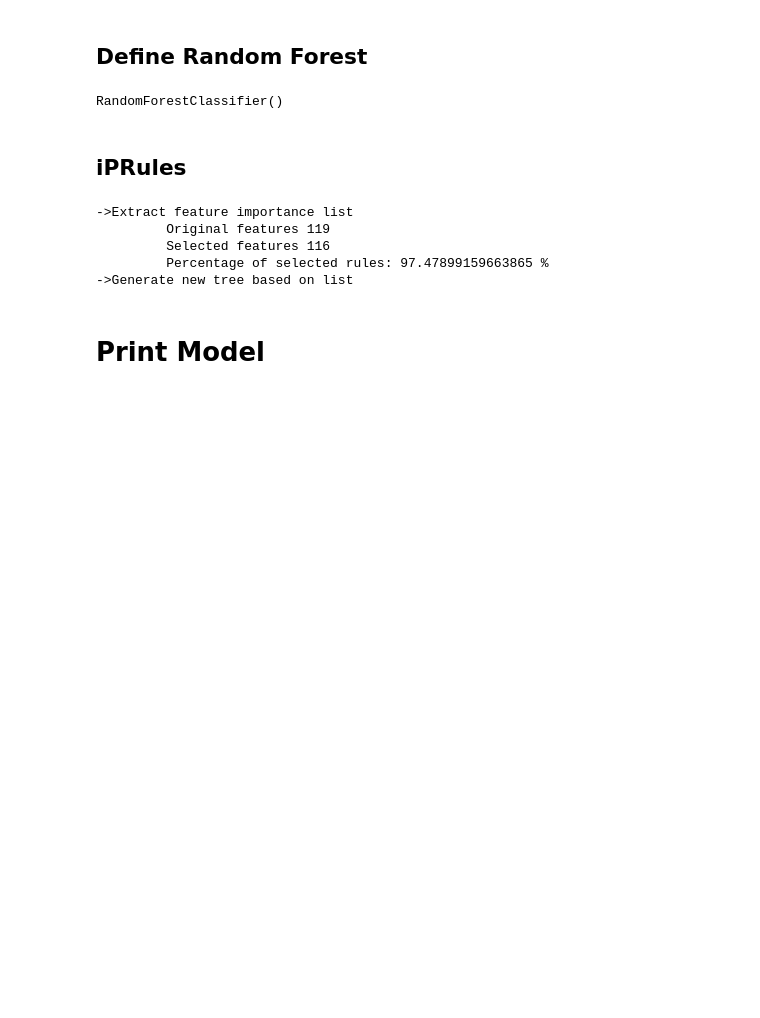
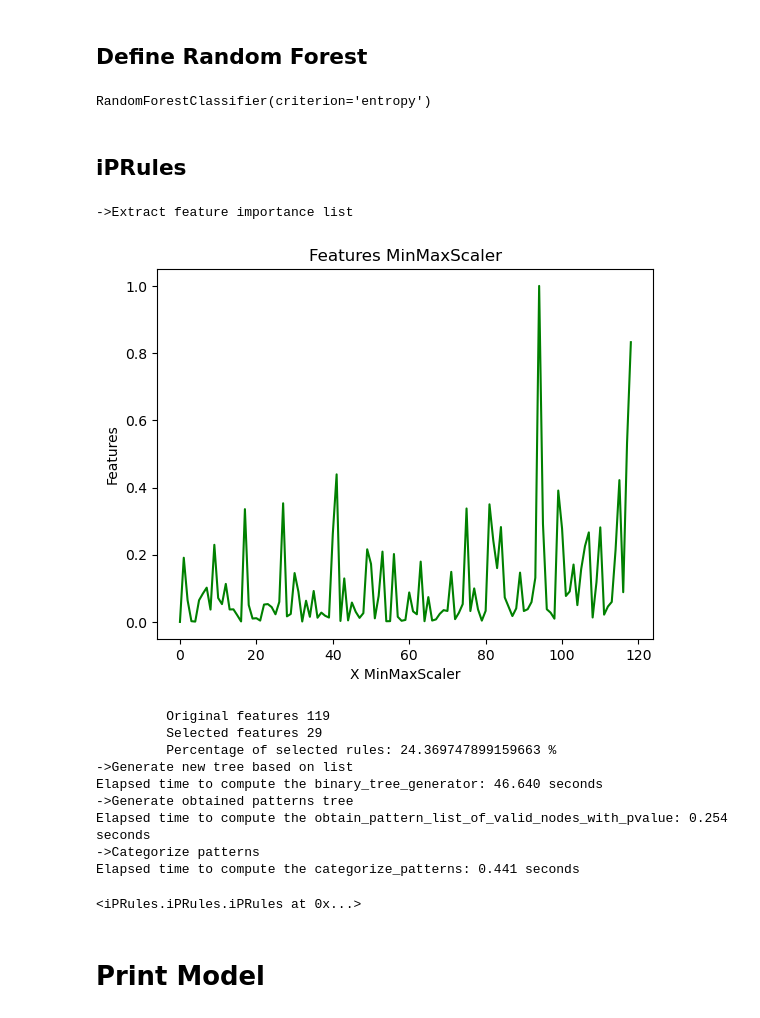
Before and after one commit to marioopv/iPRules, a Jupyter notebook: notebooks/IPRules/ARTICULO/iPRules_ARTICULO_example.ipynb, the cells around one changed output. Drawn from its saved outputs; the diff is of its cells as text; code cells hidden in the pictures; blank space fills up the shorter version.

```diff
--- a/notebooks/IPRules/ARTICULO/iPRules_ARTICULO_example.ipynb
+++ b/notebooks/IPRules/ARTICULO/iPRules_ARTICULO_example.ipynb
@@ -76,33 +76,40 @@ from sklearn.model_selection import GridSearchCV
 from sklearn.metrics import precision_score, make_scorer, recall_score, accuracy_score
 
 # Define scorer
-ensemble = RandomForestClassifier(n_estimators=100)
+ensemble = RandomForestClassifier(n_estimators=100, criterion="entropy")
 ensemble.fit(X_train, y_train)
 # %% [output]
-RandomForestClassifier()
+RandomForestClassifier(criterion='entropy')
 # %% [markdown]
 ## iPRules
 # %%
 from iPRules.iPRules import iPRules
 
 rules = iPRules(
                 feature_names=dataset.feature_names,
                 target_value_name = dataset.target_names,
-                display_features = False,
+                display_features = True,
                 display_logs = True,
                 chi_square_percent_point_function = 0.95,
-                scale_feature_coefficient = 0.001,
+                scale_feature_coefficient = 0.15,
                 min_accuracy_coefficient = 0.9,
-                min_number_class_per_node = 1
+                min_number_class_per_node = 3
             )
 # Fit model
 rules.fit(encoded_train_pandas_dataset, ensemble.feature_importances_)
 # %% [output]
 ->Extract feature importance list
-         Original features 119
-         Selected features 116
-         Percentage of selected rules: 97.47899159663865 %
-->Generate new tree based on list
+[figure, added]
+         Original features 119
+         Selected features 29
+         Percentage of selected rules: 24.369747899159663 %
+->Generate new tree based on list
+Elapsed time to compute the binary_tree_generator: 46.640 seconds
+->Generate obtained patterns tree
+Elapsed time to compute the obtain_pattern_list_of_valid_nodes_with_pvalue: 0.254 seconds
+->Categorize patterns
+Elapsed time to compute the categorize_patterns: 0.441 seconds
+<iPRules.iPRules.iPRules at 0x...>
 # %% [markdown]
 # Print Model
 # %%
```
Also changed, not shown: parts of 4 cells of this notebook, 9 other files.
